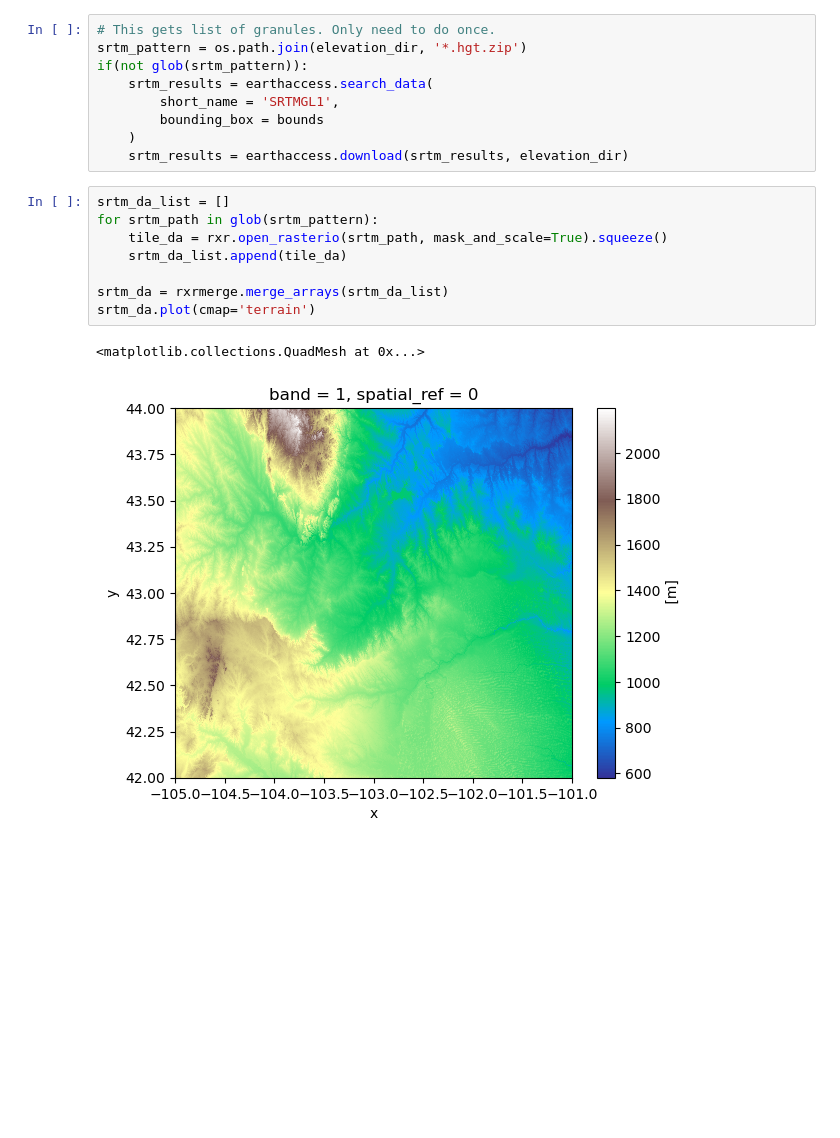
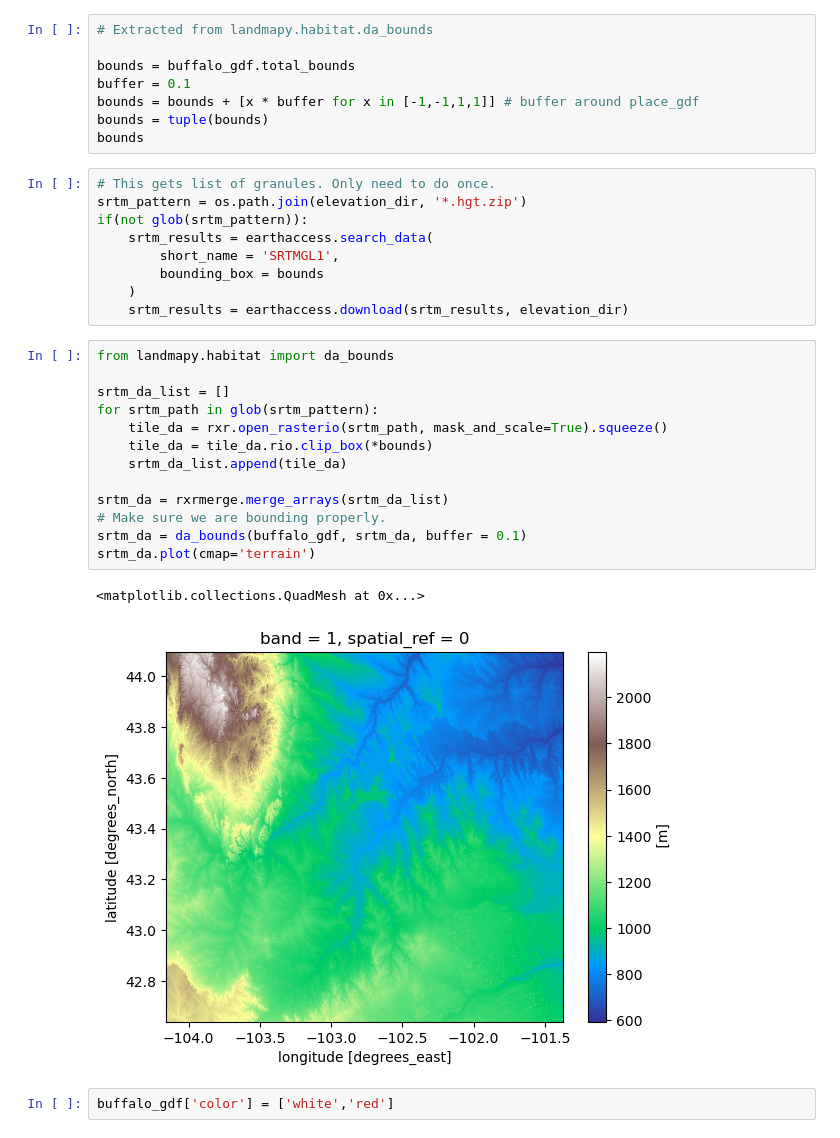
Before and after one commit to byandell-envsys/habitatSuitability, a Jupyter notebook: 2_slope.ipynb, the cells around one changed output. Drawn from its saved outputs; the diff is of its cells as text; blank space fills up the shorter version.

```diff
--- a/2_slope.ipynb
+++ b/2_slope.ipynb
@@ -110,3 +161,11 @@ glob(os.path.join(elevation_dir, '*.hgt.zip'))
+# %%
+# Extracted from landmapy.habitat.da_bounds
+
+bounds = buffalo_gdf.total_bounds
+buffer = 0.1
+bounds = bounds + [x * buffer for x in [-1,-1,1,1]] # buffer around place_gdf
+bounds = tuple(bounds)
+bounds
 # %%
 # This gets list of granules. Only need to do once.
 srtm_pattern = os.path.join(elevation_dir, '*.hgt.zip')
@@ -117,15 +176,22 @@ if(not glob(srtm_pattern)):
     )
     srtm_results = earthaccess.download(srtm_results, elevation_dir)
 # %%
+from landmapy.habitat import da_bounds
+
 srtm_da_list = []
 for srtm_path in glob(srtm_pattern):
     tile_da = rxr.open_rasterio(srtm_path, mask_and_scale=True).squeeze()
+    tile_da = tile_da.rio.clip_box(*bounds)
     srtm_da_list.append(tile_da)
 
 srtm_da = rxrmerge.merge_arrays(srtm_da_list)
+# Make sure we are bounding properly.
+srtm_da = da_bounds(buffalo_gdf, srtm_da, buffer = 0.1)
 srtm_da.plot(cmap='terrain')
 # %% [output]
 <matplotlib.collections.QuadMesh at 0x...>
-[figure, old version]
+[figure, new version]
+# %%
+buffalo_gdf['color'] = ['white','red']
 # %%
 redline_over_index(buffalo_gdf, srtm_da, edgecolor="white", cmap='terrain')
```
Also changed, not shown: parts of 9 cells of this notebook.
